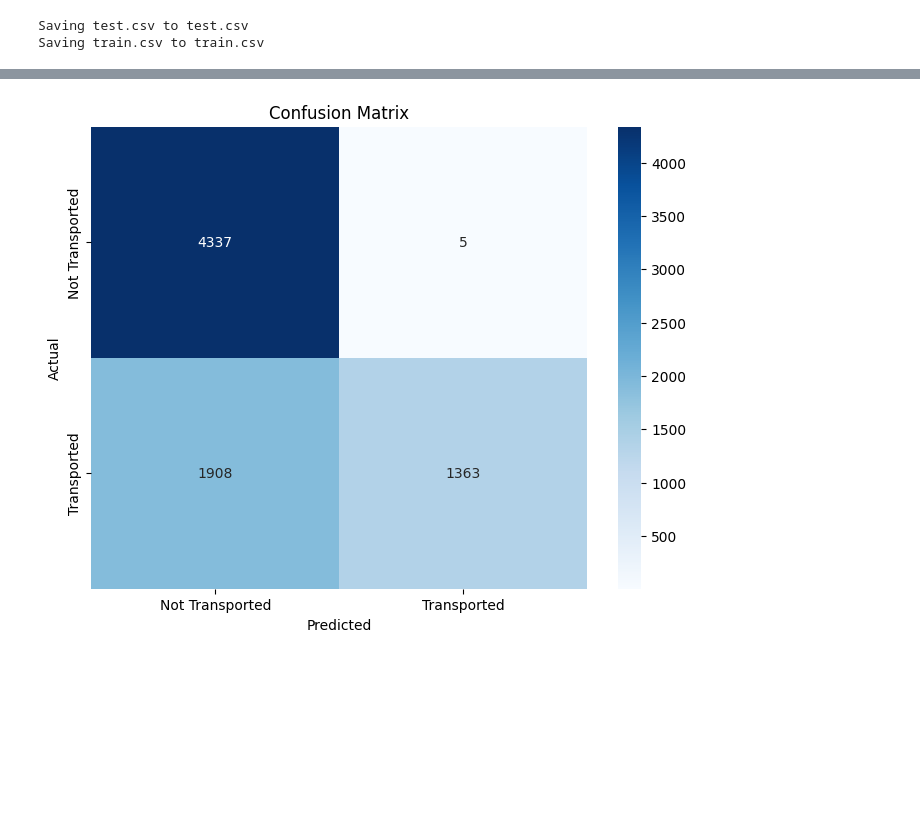
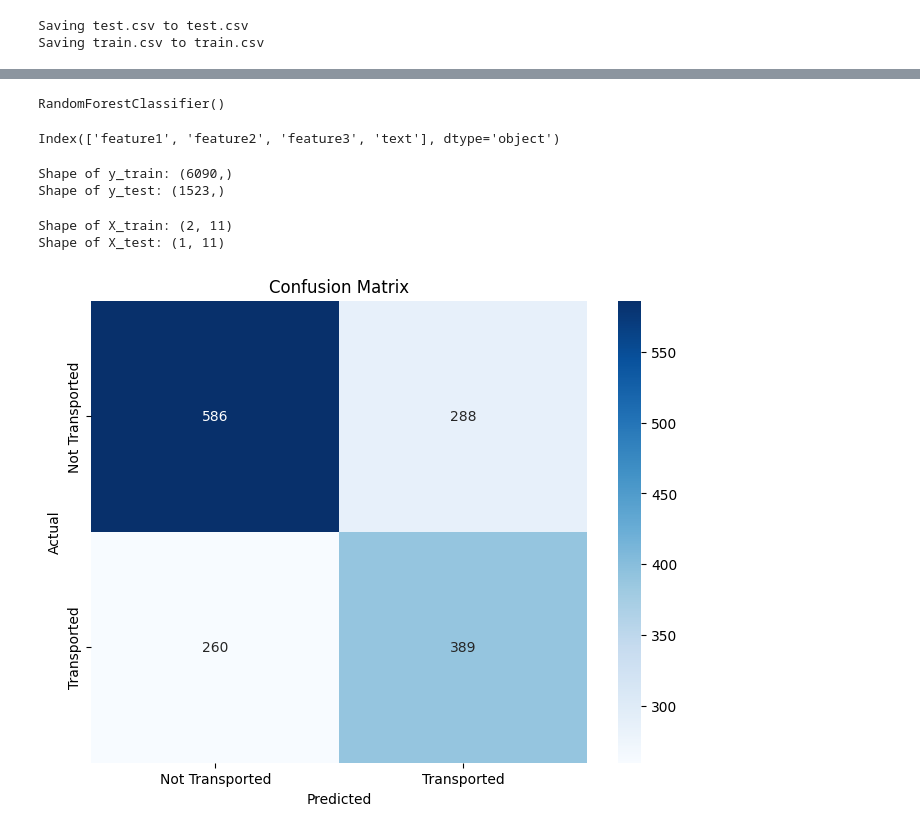
Before and after one commit to nehal-moiz/Spaceship-Titanic, a Jupyter notebook: Spaceship_Titanic_Pridiction.ipynb, the cells around one changed output, grey strips where cells are left out. Saved outputs shown, nothing was run; the diff lists cells and outputs as text; code cells hidden in the pictures; blank space fills up the shorter version.

```diff
--- a/Spaceship_Titanic_Pridiction.ipynb
+++ b/Spaceship_Titanic_Pridiction.ipynb
@@ -82,0 +342,12 @@ Submission file 'submission.csv' created successfully.
+# %%
+model = RandomForestClassifier()
+
+# Train your model with the full data
+model.fit(X, y)
+# %% [output]
+RandomForestClassifier()
+# %%
+# Check the column names in the DataFrame
+print(train_data.columns)
+# %% [output]
+Index(['feature1', 'feature2', 'feature3', 'text'], dtype='object')
@@ -83,19 +357,46 @@ Submission file 'submission.csv' created successfully.
+# %%
+print("Shape of y_train:", y_train.shape)
+print("Shape of y_test:", y_test.shape)
+# %% [output]
+Shape of y_train: (6090,)
+Shape of y_test: (1523,)
+# %%
+print("Shape of X_train:", X_train.shape)
+print("Shape of X_test:", X_test.shape)
+# %% [output]
+Shape of X_train: (2, 11)
+Shape of X_test: (1, 11)
 # %%
+import pandas as pd
+from sklearn.model_selection import train_test_split
+from sklearn.ensemble import RandomForestClassifier
+from sklearn.metrics import confusion_matrix
 import seaborn as sns
 import matplotlib.pyplot as plt
-from sklearn.metrics import confusion_matrix
 
+train_data = pd.read_csv("train.csv")
 
-cm = confusion_matrix(y_train, grid_search.predict(X_train['text']))
+numeric_data = train_data.select_dtypes(include=['float64', 'int64'])
 
+X = numeric_data.drop(columns=['target'])
+y = numeric_data['target']
+
+X_train, X_test, y_train, y_test = train_test_split(X, y, test_size=0.2, random_state=42)
+
+model = RandomForestClassifier()
+model.fit(X_train, y_train)
+
+y_pred = model.predict(X_test)
+
+cm = confusion_matrix(y_test, y_pred)
 
 plt.figure(figsize=(8, 6))
 sns.heatmap(cm, annot=True, cmap='Blues', fmt='g',
             xticklabels=['Not Transported', 'Transported'],
             yticklabels=['Not Transported', 'Transported'])
 plt.xlabel('Predicted')
 plt.ylabel('Actual')
 plt.title('Confusion Matrix')
 plt.show()
 # %% [output]
-[figure, old version]
+[figure, new version]
```
Also changed, not shown: parts of 20 cells of this notebook.
